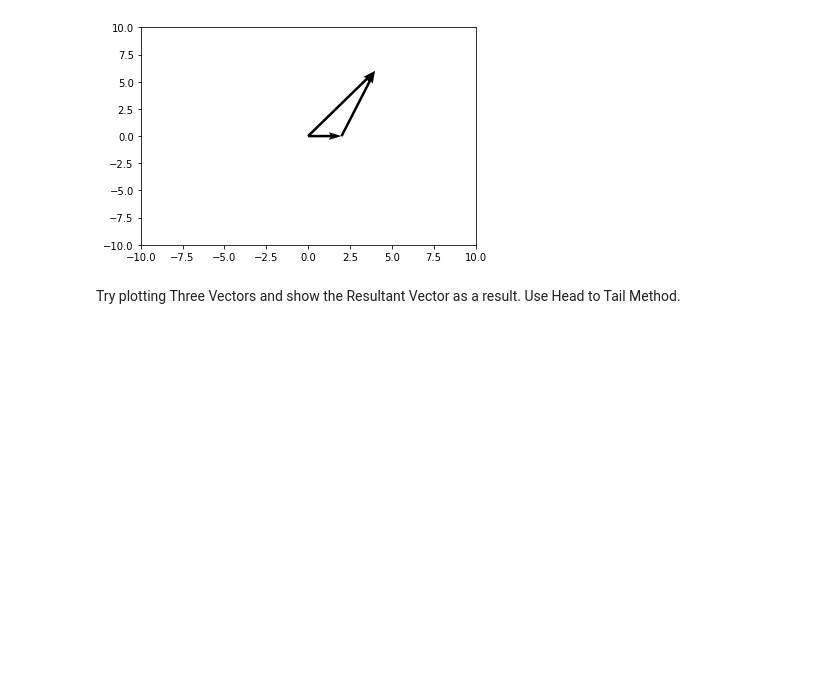
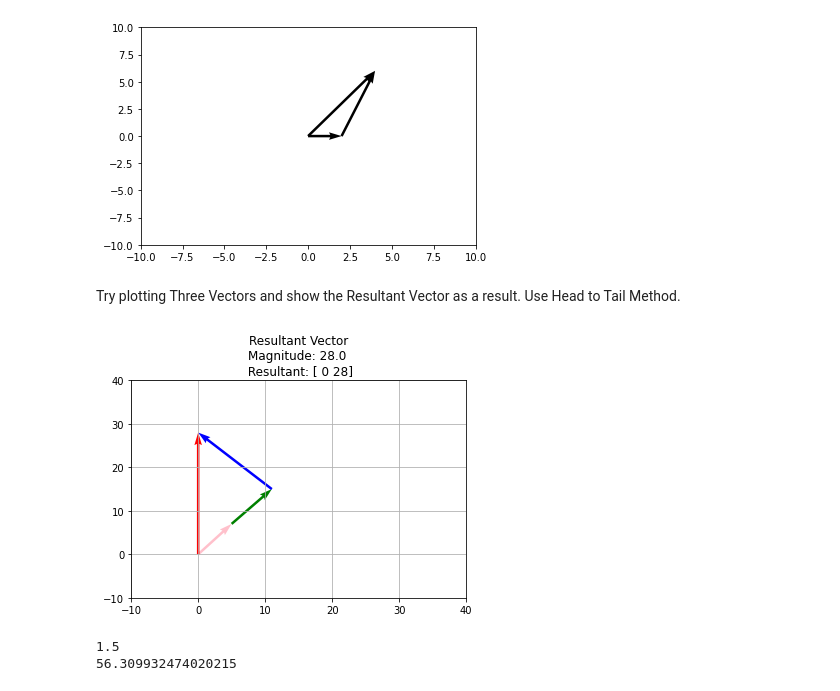
Before and after one commit to Marmalade17/Linear-Algebra_ChE_2nd-Sem-2021-2022, a Jupyter notebook: Assignment9_Saringan.ipynb, the cells around one changed output. Saved outputs shown, nothing was run; the diff lists cells and outputs as text; code cells hidden in the pictures; blank space fills up the shorter version.

```diff
--- a/Assignment9_Saringan.ipynb
+++ b/Assignment9_Saringan.ipynb
@@ -209,3 +280,28 @@ plt.show()
 # %% [markdown]
 Try plotting Three Vectors and show the Resultant Vector as a result.
 Use Head to Tail Method.
+# %%
+####Three vectors
+Leni = np.array([5, 7])
+Kiko = np.array([6, 8])
+Chel = Leni + Kiko
+Balita = np.array([-11, 13])
+Espiritu = Balita + Leni + Kiko
+magnitude = np.sqrt(np.sum(Espiritu**2))
+plt.title("Resultant Vector\nMagnitude: {} \n Resultant: {}".format(magnitude, Espiritu))
+plt.xlim(-10, 40)
+plt.ylim(-10, 40)
+plt.quiver(0, 0, Leni[0], Leni[1], angles='xy', scale_units='xy', scale=1, color='Pink')
+plt.quiver(Leni[0], Leni[1], Kiko[0], Kiko[1], angles='xy', scale_units='xy', scale=1, color='Green')
+plt.quiver(Chel[0], Chel[1], Balita[0], Balita[1], angles='xy', scale_units='xy', scale=1, color='Blue')
+plt.quiver(0, 0, Espiritu[0], Espiritu[1], angles='xy', scale_units='xy', scale=1, color='red')
+plt.grid()
+plt.show()
+Slope = R[1]/R[0]
+print(Slope)
+Angle = (np.arctan(Slope))*(180/np.pi)
+print(Angle)
+# %% [output]
+[figure, added]
+1.5
+56.309932474020215
```
Also changed, not shown: parts of 13 cells of this notebook.
